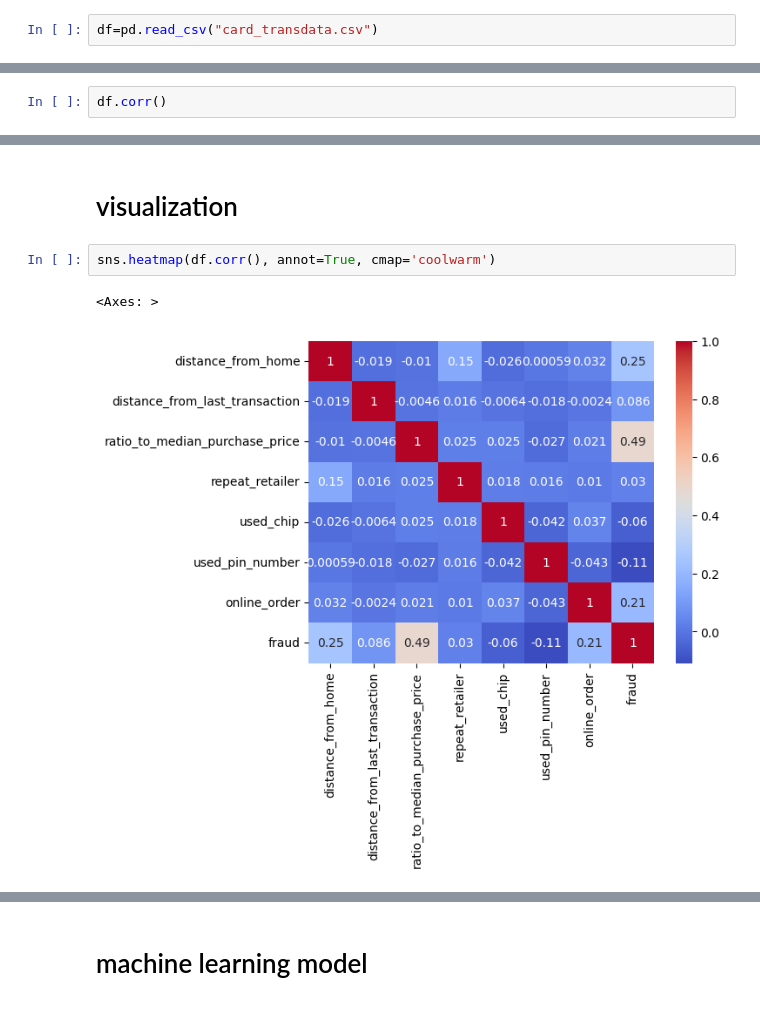
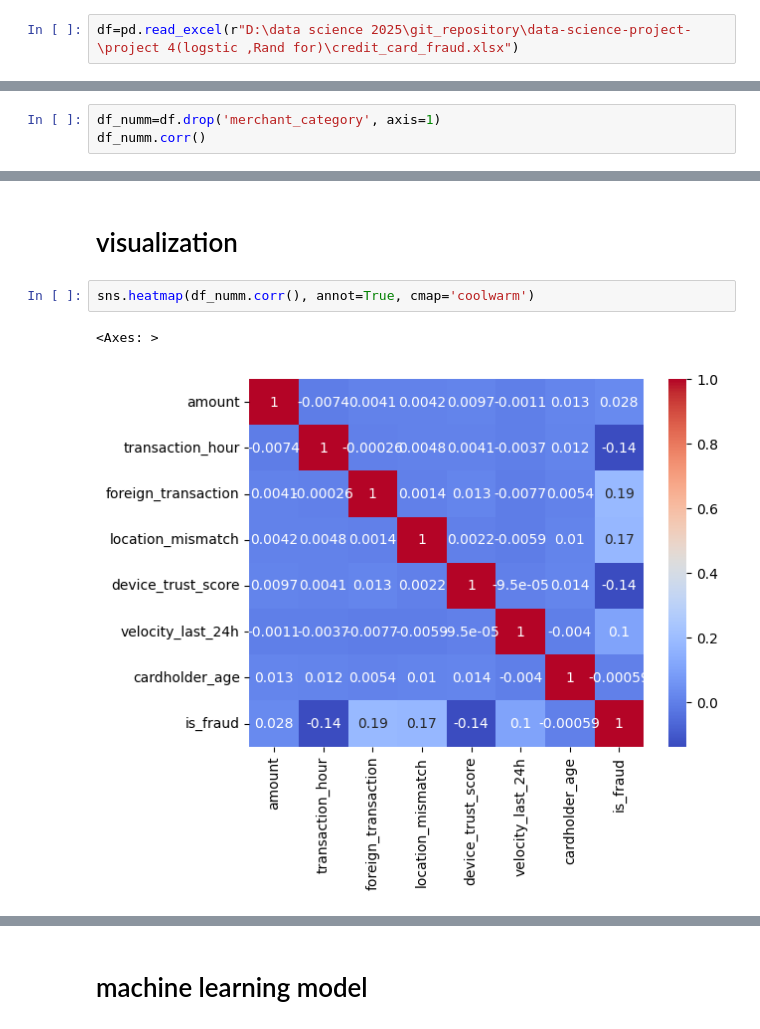
Before and after one commit to vijayagi/data-science-project-, a Jupyter notebook: project 4(logstic ,Rand for)/credit_card.ipynb, the cells around one changed output, grey strips where cells are left out. Saved outputs shown, nothing was run; the diff lists cells and outputs as text.

```diff
--- a/project 4(logstic ,Rand for)/credit_card.ipynb
+++ b/project 4(logstic ,Rand for)/credit_card.ipynb
@@ -4,7 +4,7 @@ import numpy as np
 import matplotlib.pyplot as plt
 import seaborn as sns
 # %%
-df=pd.read_csv("card_transdata.csv")
+df=pd.read_excel(r"D:\data science 2025\git_repository\data-science-project-\project 4(logstic ,Rand for)\credit_card_fraud.xlsx")
 # %%
 df.head()
 # %% [output]
@@ -65,3 +67,4 @@ df.describe()
 # %%
-df.corr()
+df_numm=df.drop('merchant_category', axis=1)
+df_numm.corr()
 # %% [output]
@@ -77,7 +80,7 @@ df.corr()
 # %% [markdown]
 # visualization
 # %%
-sns.heatmap(df.corr(), annot=True, cmap='coolwarm')
+sns.heatmap(df_numm.corr(), annot=True, cmap='coolwarm')
 # %% [output]
 <Axes: >
-[figure, old version]
+[figure, new version]
```
Also changed, not shown: parts of 27 cells of this notebook, 6 other files.
